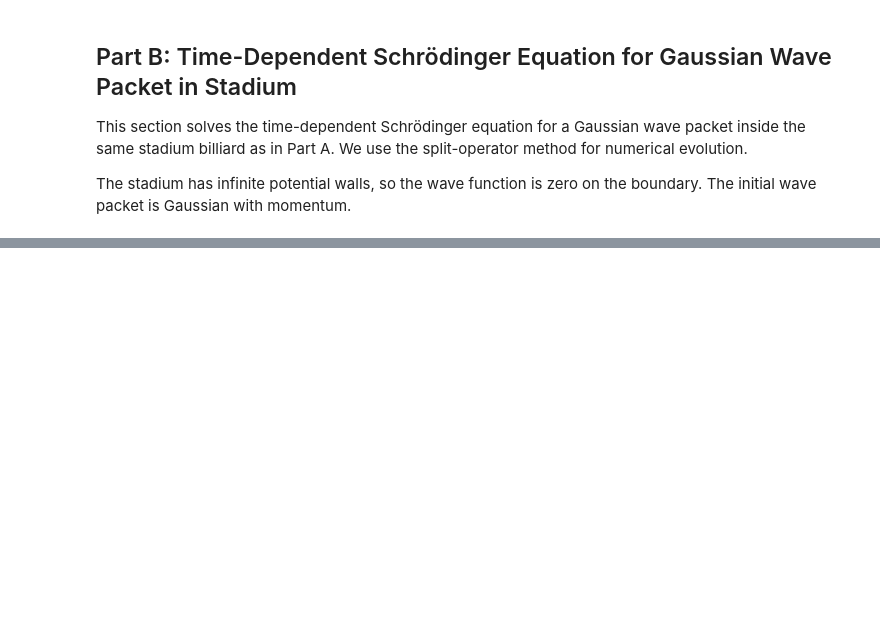
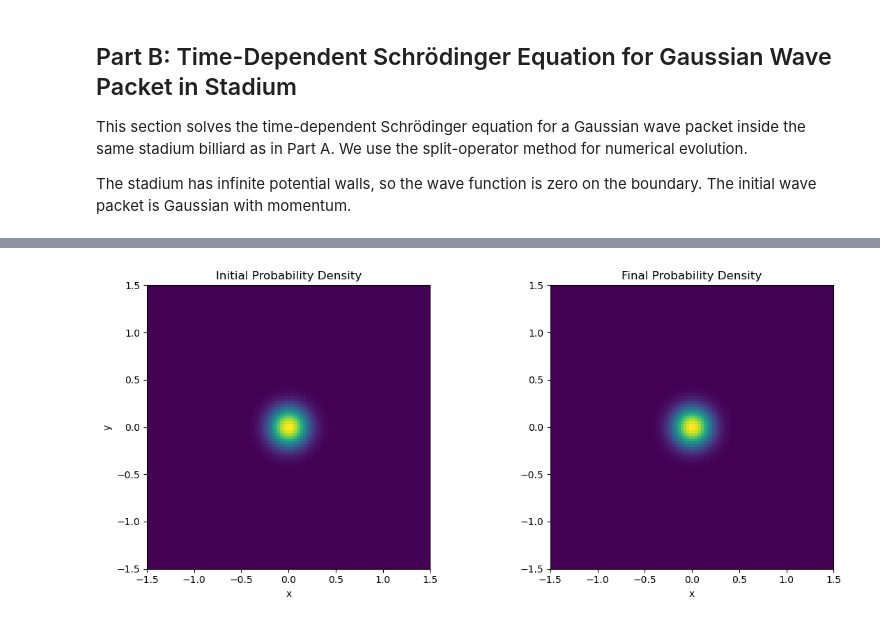
Before and after one commit to Shaukat-aziz/Quantum_Computing, a Jupyter notebook: qft_on_qc.ipynb, the cells around one changed output, grey strips where cells are left out. Saved outputs shown, nothing was run; the diff lists cells and outputs as text; code cells hidden in the pictures; blank space fills up the shorter version.

```diff
--- a/qft_on_qc.ipynb
+++ b/qft_on_qc.ipynb
@@ -688,0 +693,97 @@ Wall width: 0.100, Mean |diff| inside: 0.054776
+# %%
+import numpy as np
+import matplotlib.pyplot as plt
+from scipy.sparse import diags, kron, eye
+
+# Parameters
+Nx, Ny = 100, 100
+Lx, Ly = 3.0, 3.0
+x = np.linspace(-Lx/2, Lx/2, Nx)
+y = np.linspace(-Ly/2, Ly/2, Ny)
+dx = x[1] - x[0]
+dy = y[1] - y[0]
+X, Y = np.meshgrid(x, y)
+
+# Stadium mask
+def stadium_mask(X, Y, a, b, rx, ry):
+    rect = (np.abs(X) <= a) & (np.abs(Y) <= b)
+    left_ellipse = ((X + a)**2 / rx**2 + Y**2 / ry**2 <= 1) & (X <= -a)
+    right_ellipse = ((X - a)**2 / rx**2 + Y**2 / ry**2 <= 1) & (X >= a)
+    return rect | left_ellipse | right_ellipse
+
+a, b, rx, ry = 1.0, 1.0, 2.0, 1.0
+mask = stadium_mask(X, Y, a, b, rx, ry)
+mask_flat = mask.flatten()
+
+# Build Hamiltonian (finite difference Laplacian)
+main_x = -2.0 * np.ones(Nx)
+off_x = np.ones(Nx-1)
+Dx = diags([main_x, off_x, off_x], [0, -1, 1]) / dx**2
+Ix = eye(Nx)
+main_y = -2.0 * np.ones(Ny)
+off_y = np.ones(Ny-1)
+Dy = diags([main_y, off_y, off_y], [0, -1, 1]) / dy**2
+Iy = eye(Ny)
+Laplacian = kron(Iy, Dx) + kron(Dy, Ix)
+H = -0.5 * Laplacian
+
+# Apply mask: set large energy outside stadium
+H = H.tolil()
+for i in range(Nx*Ny):
+    if not mask_flat[i]:
+        H[i, :] = 0
+        H[i, i] = 1e10
+H = H.tocsr()
+
+# Chebyshev time evolution function
+def chebyshev_evolve(psi0, H, dt, steps, mask_flat, order=30):
+    # Scale Hamiltonian to [-1,1]
+    Emax = 2 * np.abs(H).max()
+    Hs = (2 * H / Emax) - eye(H.shape[0])
+    a = Emax / 2
+    b = Emax / 2
+
+    psi = psi0.copy()
+    psi_t = [psi.copy()]
+    for _ in range(steps):
+        # Chebyshev expansion
+        T0 = psi.copy()
+        T1 = -1j * dt * Hs.dot(psi)
+        psi_new = T0 + T1
+        for n in range(2, order):
+            T2 = -2j * dt * Hs.dot(T1) + T0
+            psi_new += T2
+            T0, T1 = T1, T2
+        # Enforce boundary
+        psi_new[~mask_flat] = 0
+        psi = psi_new / np.linalg.norm(psi_new)
+        psi_t.append(psi.copy())
+    return psi_t
+
+# Initial wave packet
+x0, y0 = 0.0, 0.0
+sigma = 0.2
+psi0 = np.exp(-((X-x0)**2 + (Y-y0)**2)/(2*sigma**2))
+psi0 *= mask
+psi0 = psi0.flatten()
+psi0 /= np.linalg.norm(psi0)
+
+# Time evolution
+dt = 0.01
+T_steps = 100
+psi_t = chebyshev_evolve(psi0, H, dt, T_steps, mask_flat, order=30)
+
+# Plot initial and final probability density
+plt.figure(figsize=(12,5))
+plt.subplot(1,2,1)
+plt.imshow(np.abs(psi_t[0].reshape(Ny, Nx))**2, extent=[x.min(), x.max(), y.min(), y.max()], origin='lower', cmap='viridis')
+plt.title('Initial Probability Density')
+plt.xlabel('x'); plt.ylabel('y')
+plt.subplot(1,2,2)
+plt.imshow(np.abs(psi_t[-1].reshape(Ny, Nx))**2, extent=[x.min(), x.max(), y.min(), y.max()], origin='lower', cmap='viridis')
+plt.title('Final Probability Density')
+plt.xlabel('x')
+plt.tight_layout()
+plt.show()
+# %% [output]
+[figure, added]
```
Also changed, not shown: parts of 8 cells of this notebook, 7 other files.
